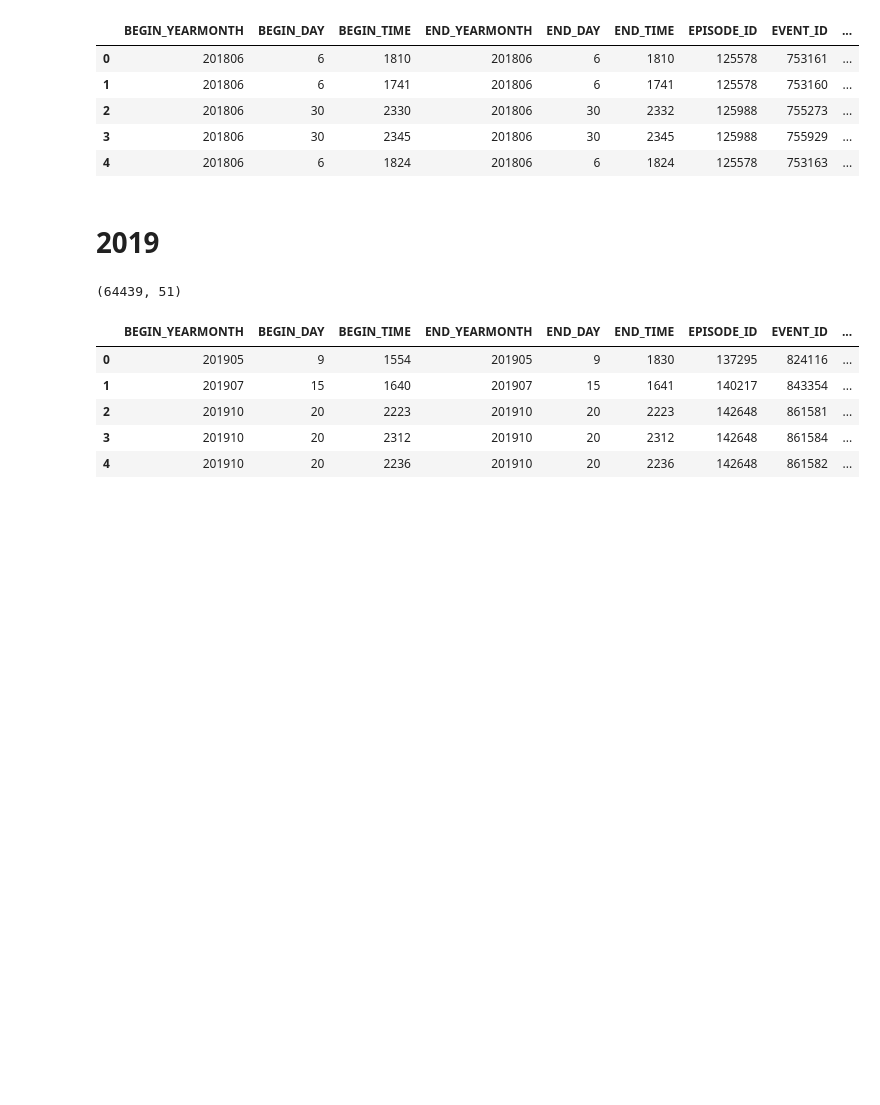
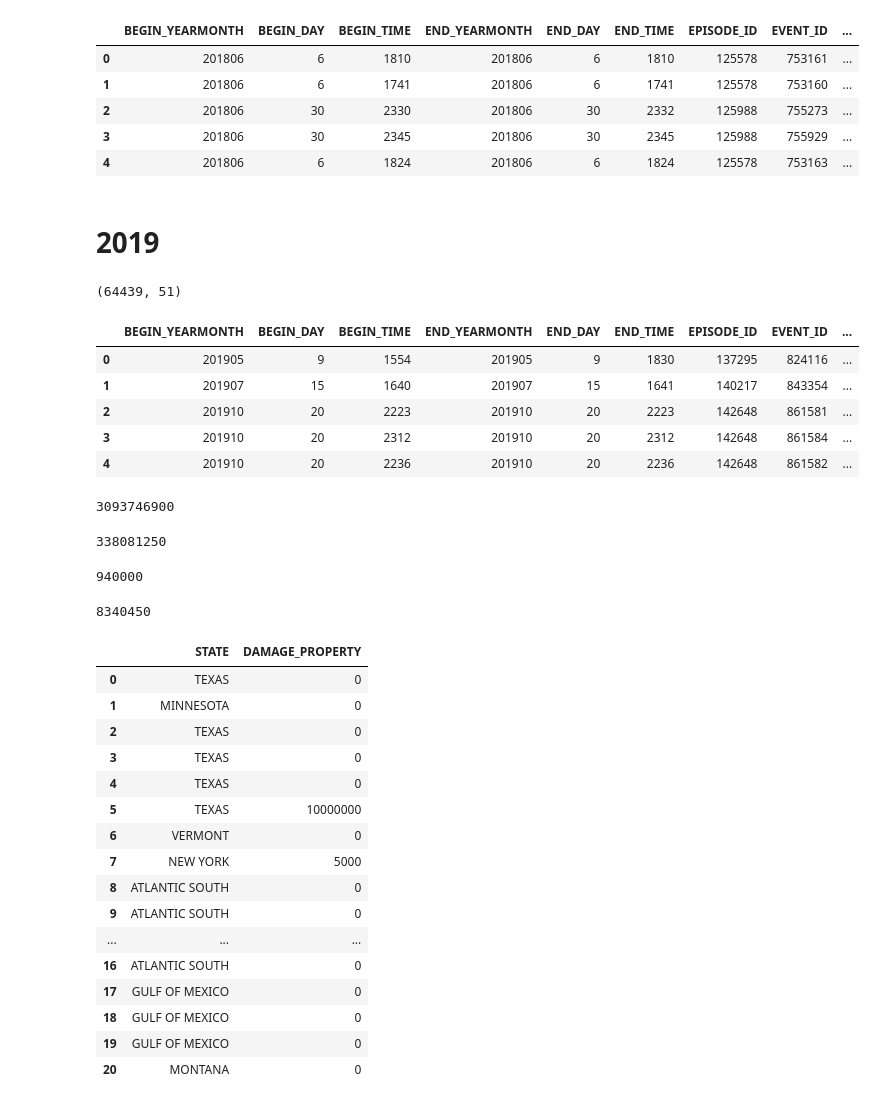
Before and after one commit to lmstephens/Build-Week1, a Jupyter notebook: 2013_2019weather.ipynb, the cells around one changed output. Cells and saved outputs as stored; diff of their text form; code cells hidden in the pictures; blank space fills up the shorter version.

```diff
--- a/2013_2019weather.ipynb
+++ b/2013_2019weather.ipynb
@@ -221,4 +213,45 @@ dfweather_data_2019 = dfweather_data_2019.dropna()
 DAMAGE_PROPERTY_2019 = dfweather_data_2019['DAMAGE_PROPERTY'].replace({'K': '*1e3', 'M': '*1e6', 'B': '1e9'}, regex=True).map(pd.eval).astype(int)
 # %%
 dfweather_data_2019['DAMAGE_PROPERTY'] = DAMAGE_PROPERTY_2019
+# %%
+Texas2019 = dfweather_data_2019[dfweather_data_2019['STATE'].str.match('TEXAS')]
+Texas2019['DAMAGE_PROPERTY'].sum()
+# %% [output]
+3093746900
+# %%
+Texas2018 = dfweather_data_2018[dfweather_data_2018['STATE'].str.match('TEXAS')]
+Texas2018['DAMAGE_PROPERTY'].sum()
+# %% [output]
+338081250
+# %%
+Alabama2019 = dfweather_data_2019[dfweather_data_2019['STATE'].str.match('ALABAMA')]
+Alabama2019['DAMAGE_PROPERTY'].sum()
+# %% [output]
+940000
+# %%
+Alabama2018 = dfweather_data_2018[dfweather_data_2018['STATE'].str.match('ALABAMA')]
+Alabama2018['DAMAGE_PROPERTY'].sum()
+# %% [output]
+8340450
+# %%
+dfweather_data_2019.sort_values('STATE',ascending=True)
+dfweather_data_2019.head(20)
+# %% [output]
+|  | STATE | DAMAGE_PROPERTY |
+| 0 | TEXAS | 0 |
+| 1 | MINNESOTA | 0 |
+| 2 | TEXAS | 0 |
+| 3 | TEXAS | 0 |
+| 4 | TEXAS | 0 |
+| 5 | TEXAS | 10000000 |
+| 6 | VERMONT | 0 |
+| 7 | NEW YORK | 5000 |
+| 8 | ATLANTIC SOUTH | 0 |
+| 9 | ATLANTIC SOUTH | 0 |
+| ... | ... | ... |
+| 16 | ATLANTIC SOUTH | 0 |
+| 17 | GULF OF MEXICO | 0 |
+| 18 | GULF OF MEXICO | 0 |
+| 19 | GULF OF MEXICO | 0 |
+| 20 | MONTANA | 0 |
 # %%
```
Also changed, not shown: parts of 5 cells of this notebook.
